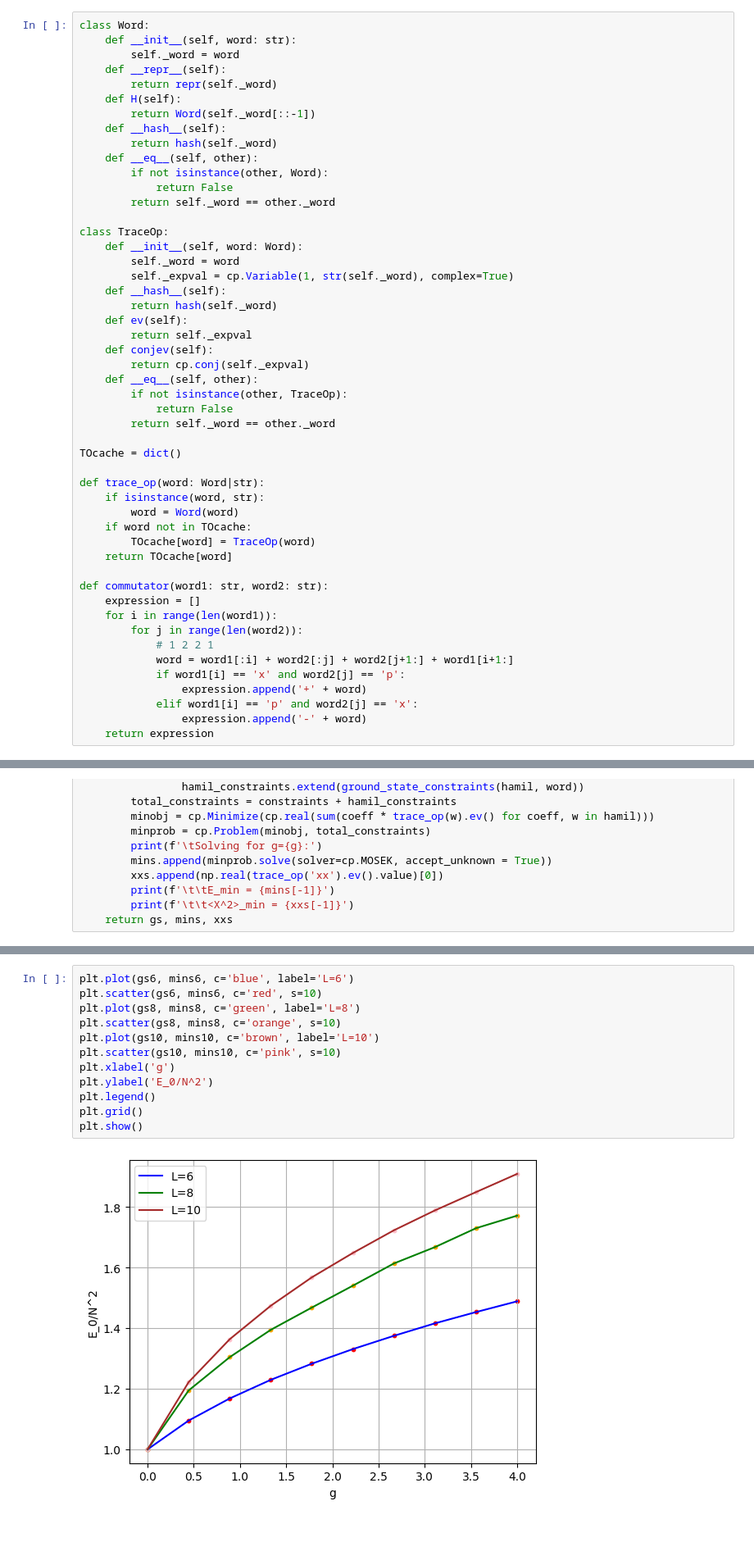
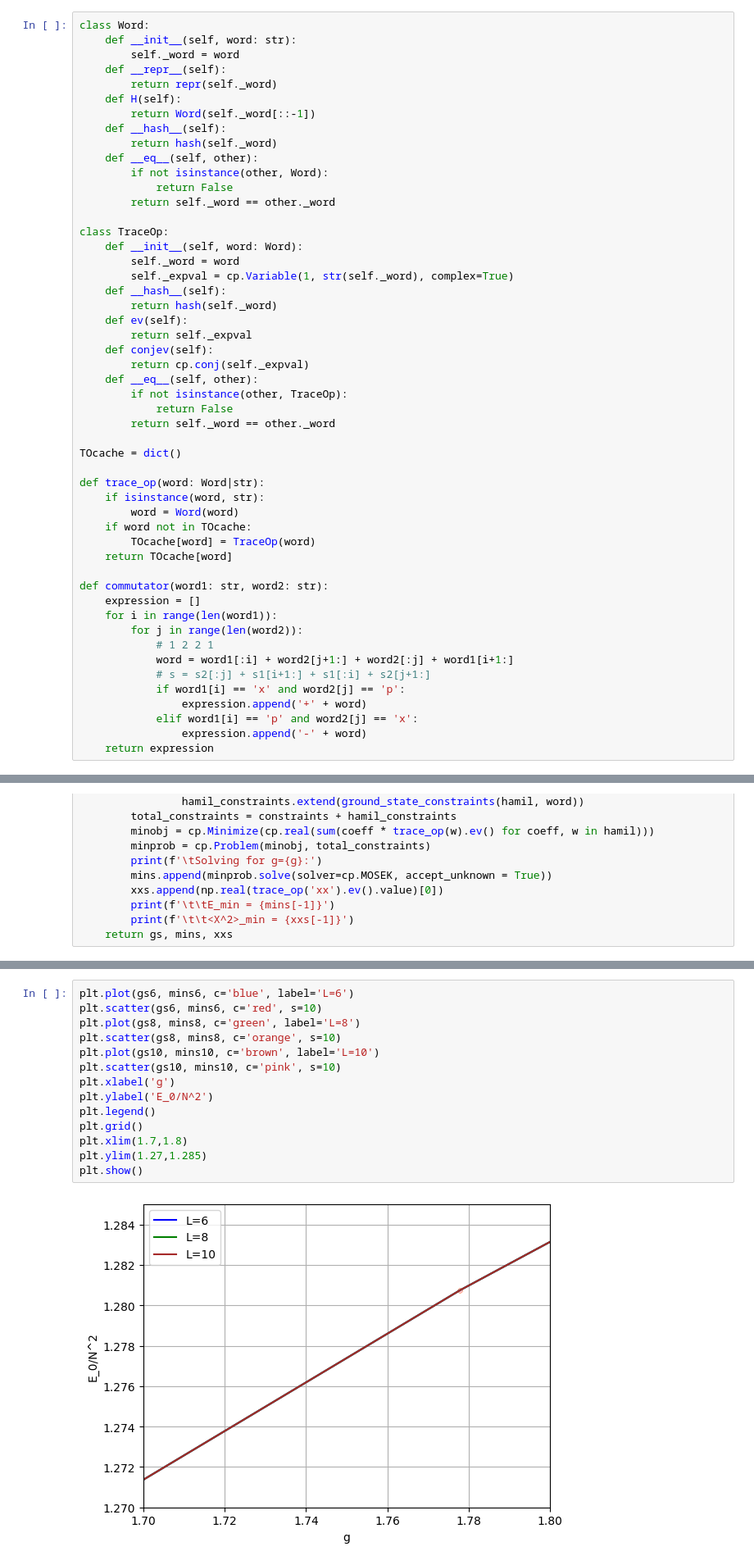
Before and after one commit to Newtech66/mtp-matrix-bootstrap, a Jupyter notebook: matrix_bootstrap.ipynb, the cells around one changed output, grey strips where cells are left out. Shown at 82% size. Cells and saved outputs as stored; diff of their text form; blank space fills up the shorter version.

```diff
--- a/matrix_bootstrap.ipynb
+++ b/matrix_bootstrap.ipynb
@@ -48,7 +47,8 @@ def commutator(word1: str, word2: str):
     for i in range(len(word1)):
         for j in range(len(word2)):
             # 1 2 2 1
-            word = word1[:i] + word2[:j] + word2[j+1:] + word1[i+1:]
+            word = word1[:i] + word2[j+1:] + word2[:j] + word1[i+1:]
+            # s = s2[:j] + s1[i+1:] + s1[:i] + s2[j+1:]
             if word1[i] == 'x' and word2[j] == 'p':
                 expression.append('+' + word)
             elif word1[i] == 'p' and word2[j] == 'x':
@@ -192,17 +187,19 @@ Solving for L=10:
 # %%
 plt.plot(gs6, mins6, c='blue', label='L=6')
 plt.scatter(gs6, mins6, c='red', s=10)
 plt.plot(gs8, mins8, c='green', label='L=8')
 plt.scatter(gs8, mins8, c='orange', s=10)
 plt.plot(gs10, mins10, c='brown', label='L=10')
 plt.scatter(gs10, mins10, c='pink', s=10)
 plt.xlabel('g')
 plt.ylabel('E_0/N^2')
 plt.legend()
 plt.grid()
+plt.xlim(1.7,1.8)
+plt.ylim(1.27,1.285)
 plt.show()
 # %% [output]
-[figure, old version]
+[figure, new version]
 # %%
 plt.plot(gs6, xxs6, c='blue', label='L=6')
 plt.scatter(gs6, xxs6, c='red', s=10)
```
Also changed, not shown: parts of 3 cells of this notebook, 6 other files.
